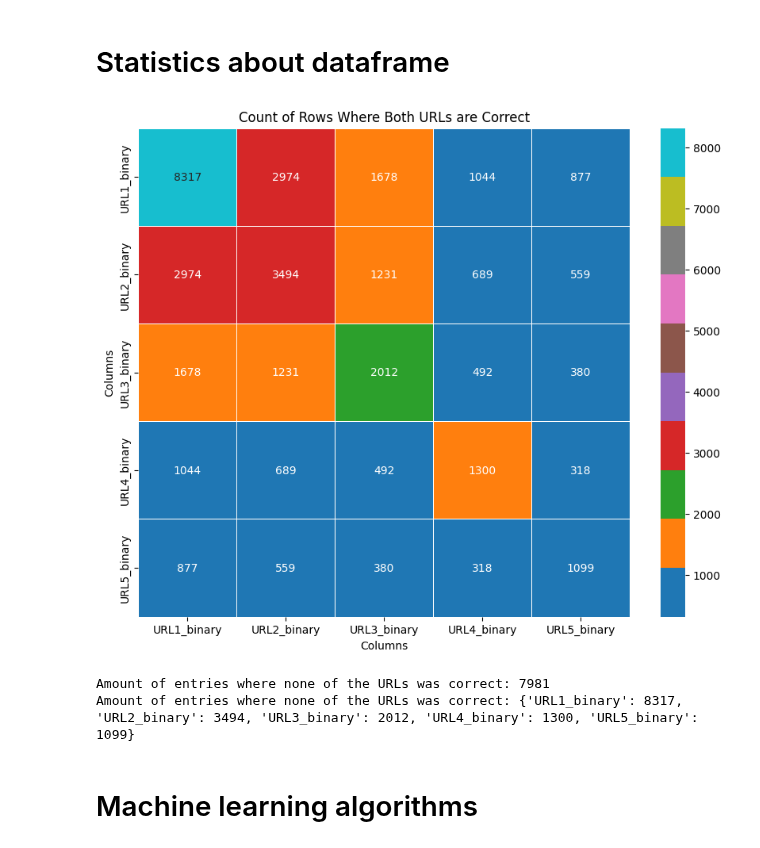
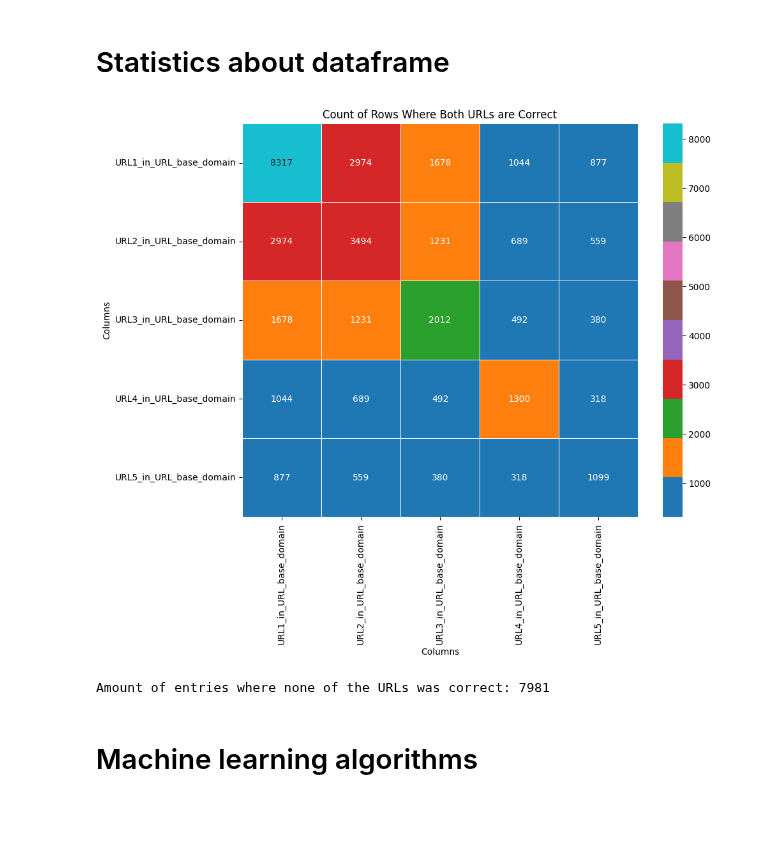
Before and after one commit to nathanvdv/URLfinder, a Jupyter notebook: Machine_Learning_prep.ipynb, the cells around one changed output. Drawn from its saved outputs; the diff is of its cells as text; code cells hidden in the pictures; blank space fills up the shorter version.

```diff
--- a/Machine_Learning_prep.ipynb
+++ b/Machine_Learning_prep.ipynb
@@ -241,0 +196,28 @@ print(merged_dataset)
+# %%
+from transformers import AutoTokenizer, AutoModel
+import torch
+
+# Assuming the model and tokenizer have been loaded as `model` and `tokenizer`
+bert_model.eval()
+
+def embed_text(texts):
+    inputs = tokenizer(texts, padding=True, truncation=True, return_tensors="pt", max_length=512)
+    inputs = {k: v.to(bert_model.device) for k, v in inputs.items()}
+
+    with torch.no_grad():
+        outputs = bert_model(**inputs)
+        embeddings = outputs.last_hidden_state[:, 0, :].cpu().numpy()  # Using the [CLS] token embedding
+    return embeddings
+
+# Example usage
+search_queries = merged_dataset["SearchQuery"].tolist()
+official_urls = merged_dataset["URL"].tolist()
+scraped_urls = [merged_dataset[f"URL{i}"].tolist() for i in range(1, 6)]
+
+# Concatenate each URL with the corresponding search query
+concatenated_texts = [f"{query} [SEP] {url}" for query, url in zip(search_queries, official_urls)]
+for i in range(5):
+    concatenated_texts += [f"{query} [SEP] {url}" for query, url in zip(search_queries, scraped_urls[i])]
+
+# Generate embeddings
+embeddings = embed_text(concatenated_texts)
@@ -258,7 +351,7 @@ def analyze_false_ratings(dataframe):
     - A DataFrame representing the count of rows where both URLs are correct for every combination of URL(i)_binary columns.
     """
     # Columns to check for false ratings
-    url_binary_cols = [f'URL{i}_binary' for i in range(1, 6)]
+    url_binary_cols = [f'URL{i}_in_URL_base_domain' for i in range(1, 6)]
 
     # Initialize a dictionary to store the results
     results = {}
@@ -282,37 +375,36 @@ def analyze_false_ratings(dataframe):
     # Calculate the count of 1's in each column for each URL(i)_binary column
     ones_per_column = {}
     for col in url_binary_cols:
         ones_per_column[col] = dataframe[col].sum()
     results['ones_per_column'] = ones_per_column
 
     return results
 
 # Assuming 'merged_dataset' is your DataFrame
 results = analyze_false_ratings(merged_dataset)
 
 # Create a DataFrame for visualization
 matrix = results['combination_counts']
 
 # Convert the matrix to numeric values
 matrix = matrix.apply(pd.to_numeric, errors='coerce')
 
 # Set diagonal values to the sum of each row
 for i in range(matrix.shape[0]):
-    matrix.iloc[i, i] = merged_dataset[f'URL{i+1}_binary'].sum()
+    matrix.iloc[i, i] = merged_dataset[f'URL{i+1}_in_URL_base_domain'].sum()
 
 # Create a heatmap using Seaborn
 plt.figure(figsize=(10, 8))
 sns.heatmap(matrix, annot=True, cmap='tab10', fmt='g', linewidths=0.5)
 plt.title("Count of Rows Where Both URLs are Correct")
 plt.xlabel('Columns')
 plt.ylabel('Columns')
 plt.show()
 
 print(f'Amount of entries where none of the URLs was correct: {results['rows_with_only_zeros']}')
 # %% [output]
-[figure, old version]
+[figure, new version]
 Amount of entries where none of the URLs was correct: 7981
-Amount of entries where none of the URLs was correct: {'URL1_binary': 8317, 'URL2_binary': 3494, 'URL3_binary': 2012, 'URL4_binary': 1300, 'URL5_binary': 1099}
 # %% [markdown]
 # Machine learning algorithms
 # %% [markdown]
```
Also changed, not shown: parts of 15 cells of this notebook, 4 other files.
